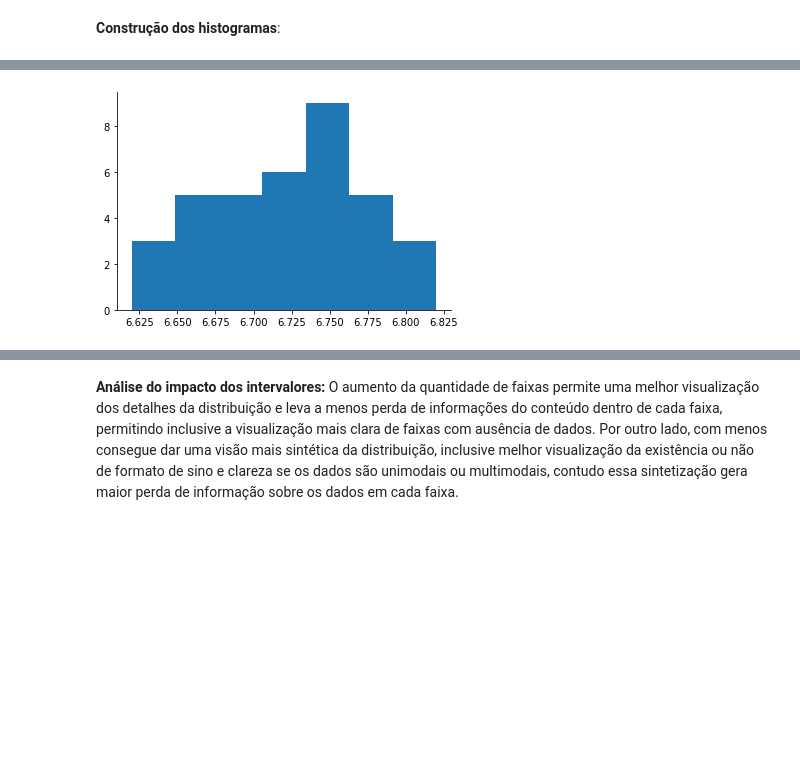
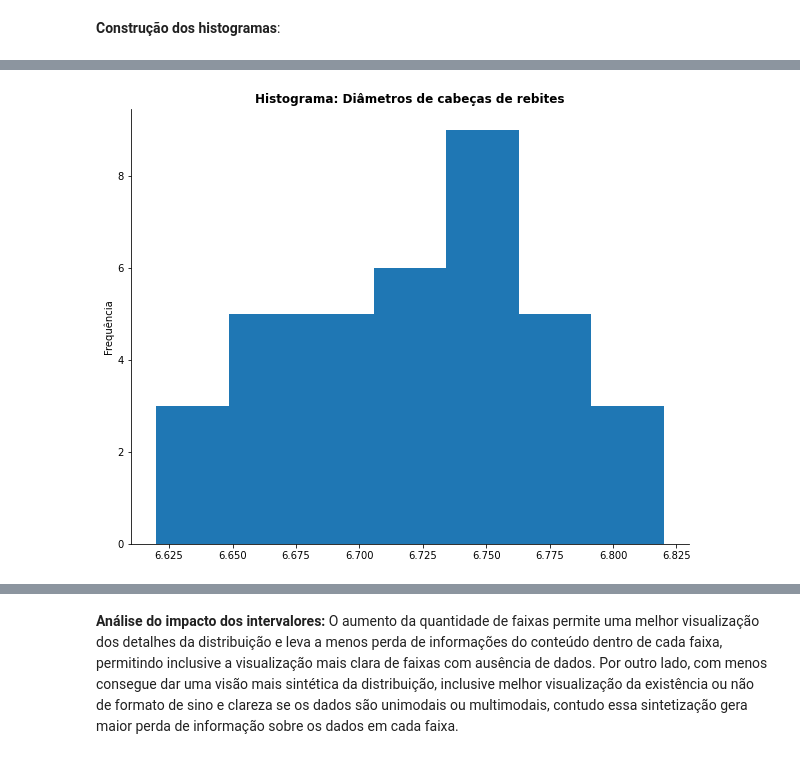
Before and after one commit to janiosl/python.ds, a Jupyter notebook: estatistica/me/estat_tarefa02.ipynb, the cells around one changed output, grey strips where cells are left out. Saved outputs shown, nothing was run; the diff lists cells and outputs as text; code cells hidden in the pictures; blank space fills up the shorter version.

```diff
--- a/estatistica/me/estat_tarefa02.ipynb
+++ b/estatistica/me/estat_tarefa02.ipynb
@@ -262,10 +267,15 @@ plt.savefig(out)
 # %%
+plt.figure(figsize = (10, 8))
+
 plt.hist(diametros,
          bins=7)
+
+plt.title('Histograma: Diâmetros de cabeças de rebites', fontweight='bold')
+plt.ylabel('Frequência')
 sns.despine()
 
 out = 'tar02_q3b2_histograma.png'
 plt.savefig(out)
 # %% [output]
-[figure, old version]
+[figure, new version]
 # %%
```
Also changed, not shown: parts of 4 cells of this notebook.
